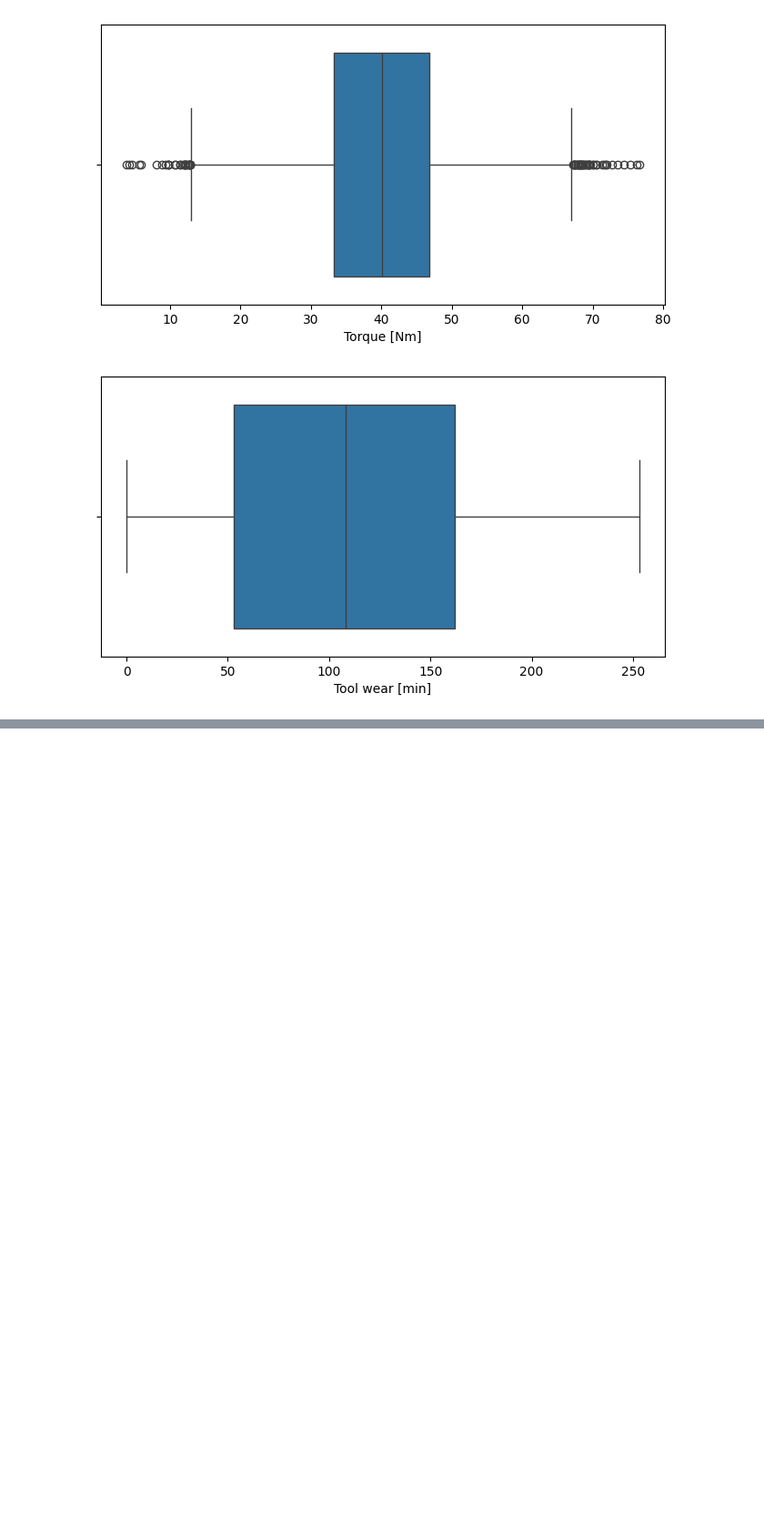
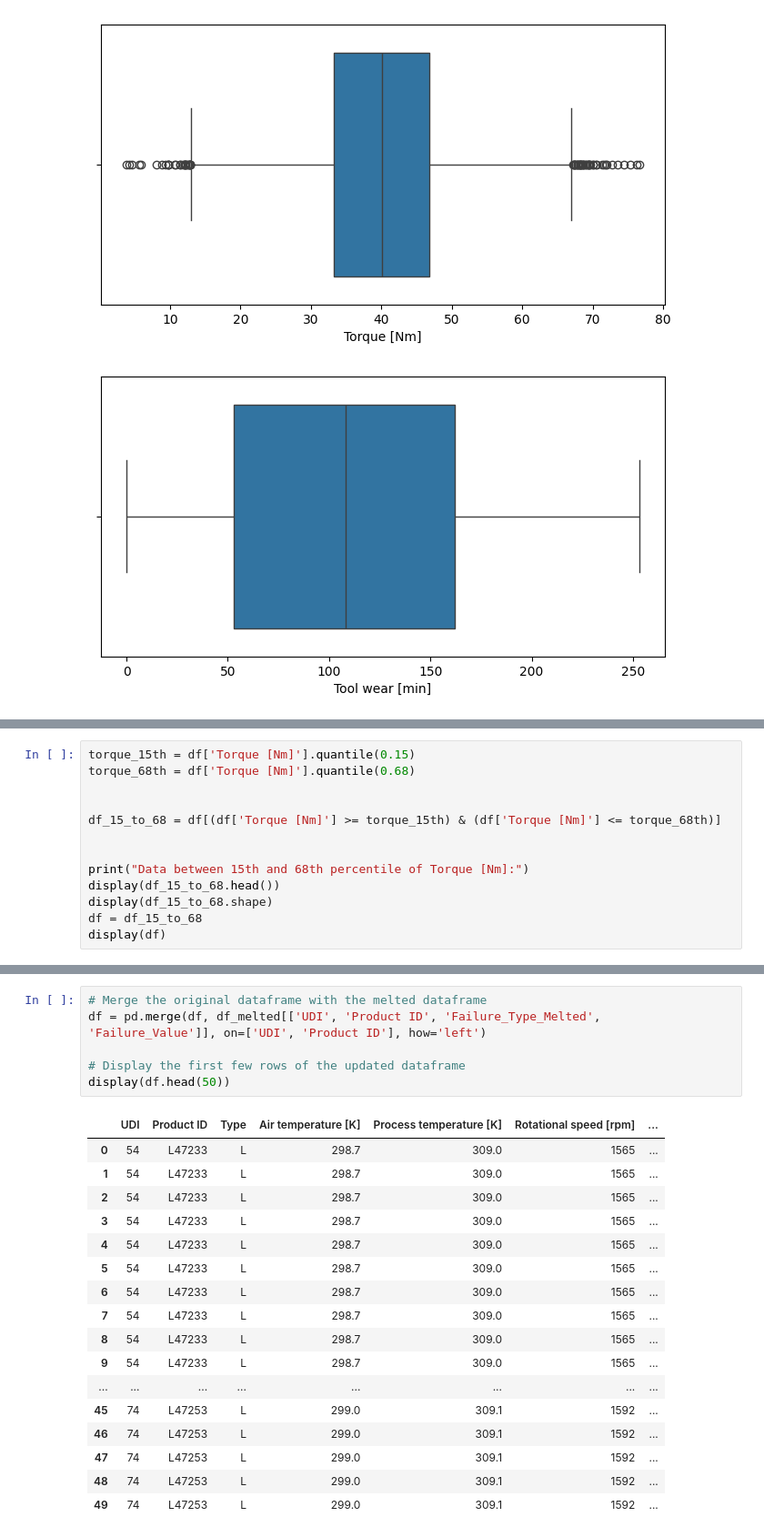
Before and after one commit to Mehdi007bond/Predictive_maintenance_ML, a Jupyter notebook: ML_Predictive_maintenance.ipynb, the cells around one changed output, grey strips where cells are left out. Shown at 91% size. Drawn from its saved outputs; the diff is of its cells as text; blank space fills up the shorter version.

```diff
--- a/ML_Predictive_maintenance.ipynb
+++ b/ML_Predictive_maintenance.ipynb
@@ -177,0 +199,13 @@ for cols in capteur_cols :
+# %%
+torque_15th = df['Torque [Nm]'].quantile(0.15)
+torque_68th = df['Torque [Nm]'].quantile(0.68)
+
+
+df_15_to_68 = df[(df['Torque [Nm]'] >= torque_15th) & (df['Torque [Nm]'] <= torque_68th)]
+
+
+print("Data between 15th and 68th percentile of Torque [Nm]:")
+display(df_15_to_68.head())
+display(df_15_to_68.shape)
+df = df_15_to_68
+display(df)
@@ -177,0 +244,24 @@ for cols in capteur_cols :
+# %%
+# Merge the original dataframe with the melted dataframe
+df = pd.merge(df, df_melted[['UDI', 'Product ID', 'Failure_Type_Melted', 'Failure_Value']], on=['UDI', 'Product ID'], how='left')
+
+# Display the first few rows of the updated dataframe
+display(df.head(50))
+# %% [output]
+|  | UDI | Product ID | Type | Air temperature [K] | Process temperature [K] | Rotational speed [rpm] | ... |
+| 0 | 54 | L47233 | L | 298.7 | 309.0 | 1565 | ... |
+| 1 | 54 | L47233 | L | 298.7 | 309.0 | 1565 | ... |
+| 2 | 54 | L47233 | L | 298.7 | 309.0 | 1565 | ... |
+| 3 | 54 | L47233 | L | 298.7 | 309.0 | 1565 | ... |
+| 4 | 54 | L47233 | L | 298.7 | 309.0 | 1565 | ... |
+| 5 | 54 | L47233 | L | 298.7 | 309.0 | 1565 | ... |
+| 6 | 54 | L47233 | L | 298.7 | 309.0 | 1565 | ... |
+| 7 | 54 | L47233 | L | 298.7 | 309.0 | 1565 | ... |
+| 8 | 54 | L47233 | L | 298.7 | 309.0 | 1565 | ... |
+| 9 | 54 | L47233 | L | 298.7 | 309.0 | 1565 | ... |
+| ... | ... | ... | ... | ... | ... | ... | ... |
+| 45 | 74 | L47253 | L | 299.0 | 309.1 | 1592 | ... |
+| 46 | 74 | L47253 | L | 299.0 | 309.1 | 1592 | ... |
+| 47 | 74 | L47253 | L | 299.0 | 309.1 | 1592 | ... |
+| 48 | 74 | L47253 | L | 299.0 | 309.1 | 1592 | ... |
+| 49 | 74 | L47253 | L | 299.0 | 309.1 | 1592 | ... |
```
Also changed, not shown: parts of 4 cells of this notebook.
